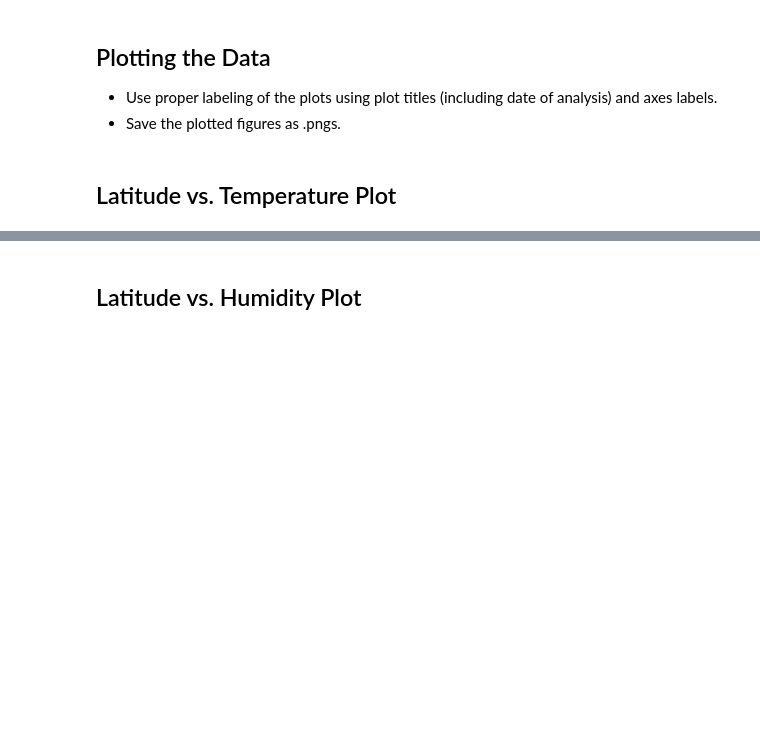
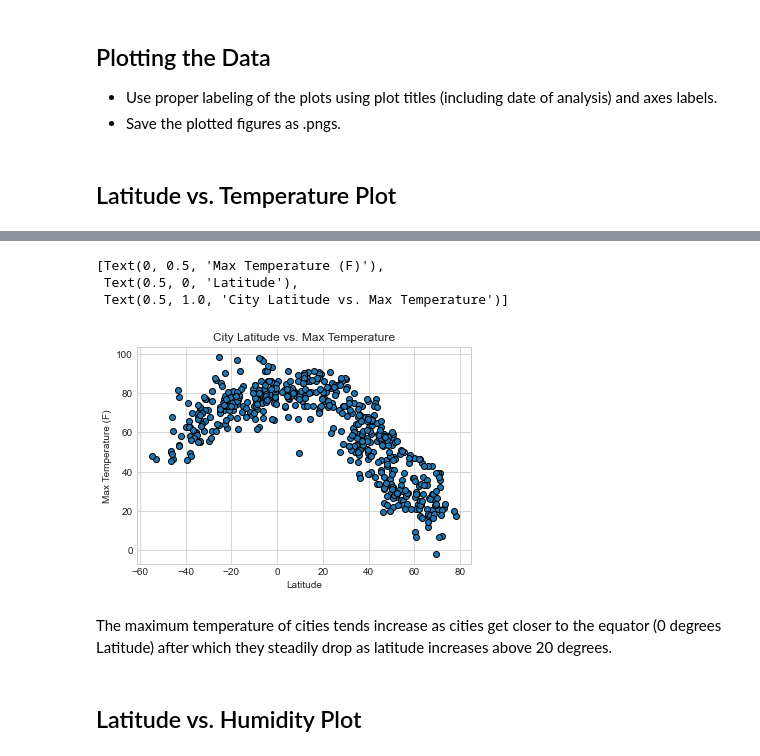
Before and after one commit to medinachuck/pythonAPIs, a Jupyter notebook: starter_code/WeatherPy.ipynb, the cells around one changed output, grey strips where cells are left out. Cells and saved outputs as stored; diff of their text form; code cells hidden in the pictures; blank space fills up the shorter version.

```diff
--- a/starter_code/WeatherPy.ipynb
+++ b/starter_code/WeatherPy.ipynb
@@ -7,2 +12,16 @@
+# %%
+#importing dependencies
+from api_keys import (weather_api_key, g_key)
+from citipy import citipy
+import gmaps
+import json
+import numpy as np
+import pandas as pd
+import requests
+import time
+from us import states
+from scipy.stats import linregress
+from matplotlib import pyplot as plt
+plt.style.use('seaborn-whitegrid')
 # %% [markdown]
 ## Generate Cities List
@@ -57,0 +107,16 @@ Data Retrieval Complete
+# %%
+# weather_dict = {
+#     "City": City,
+#     "Lat": Lat,
+#     "Lng": Lng,
+#     "Max Temp": maximum_temp,
+#     "Humidity": Humidity,
+#     "Cloudiness": Cloudiness,
+#     "Windspeed": Windspeed,
+#     "Country": Country,
+#     "Date": Date
+#     }
+# weather_data = pd.DataFrame(weather_dict)
+# weather_data.to_csv('../output_data/city_data.csv', index=False)
+weather_data = pd.read_csv('../output_data/city_data.csv')
+weather_data.head()
@@ -96,2 +157,13 @@ Int64Index([], dtype='int64')
+# %%
+fig, ax = plt.subplots()
+ax.scatter(weather_data['Lat'], weather_data['Max Temp'], edgecolor='black')
+ax.set(title="City Latitude vs. Max Temperature", xlabel='Latitude', ylabel='Max Temperature (F)')
+# %% [output]
+[Text(0, 0.5, 'Max Temperature (F)'),
+ Text(0.5, 0, 'Latitude'),
+ Text(0.5, 1.0, 'City Latitude vs. Max Temperature')]
+[figure, added]
+# %% [markdown]
+The maximum temperature of cities tends increase as cities get closer to the equator (0 degrees Latitude) after which they steadily drop as latitude increases above 20 degrees.
 # %% [markdown]
 ## Latitude vs. Humidity Plot
```
Also changed, not shown: parts of 46 cells of this notebook, 2 other files.
